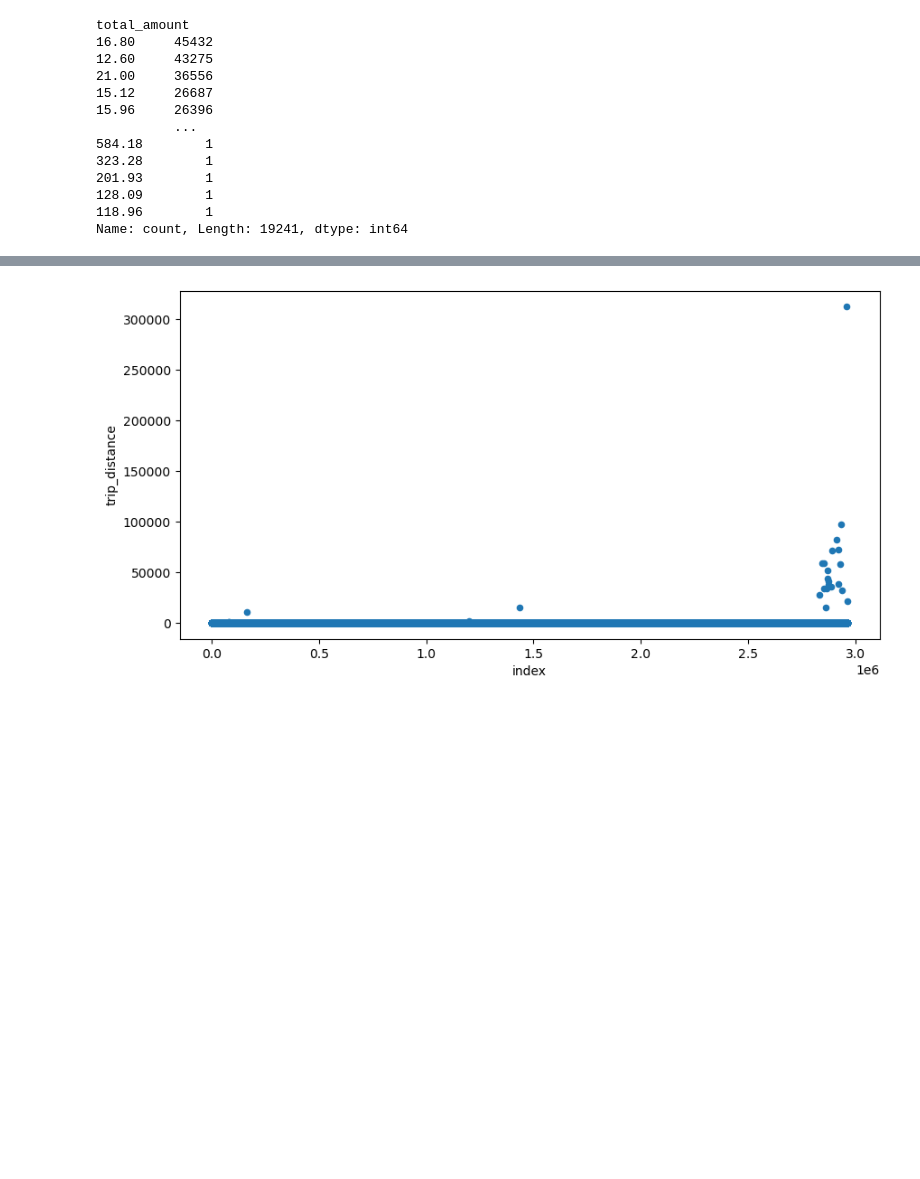
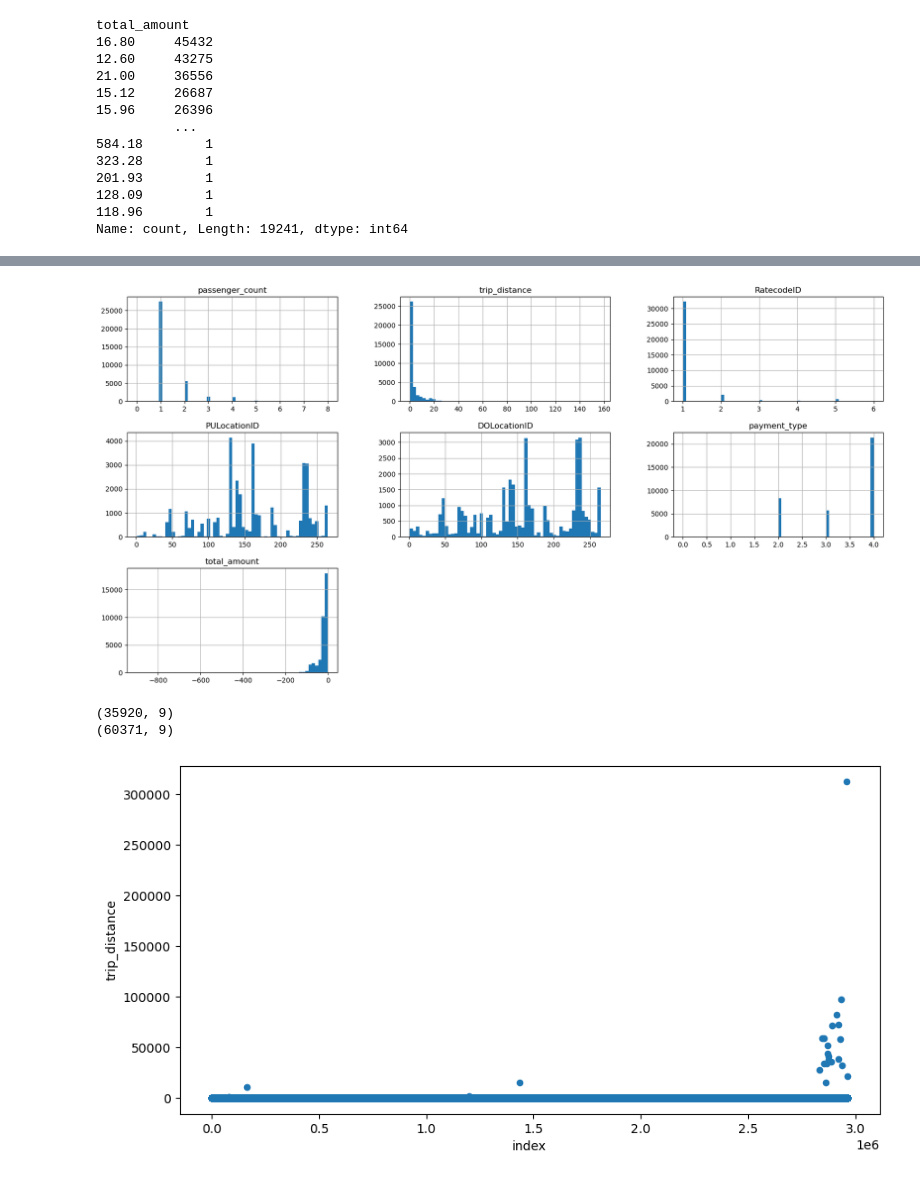
Before and after one commit to rgv-k/New-York-Taxi-Analysis, a Jupyter notebook: Presentable Notebook.ipynb, the cells around one changed output, grey strips where cells are left out. Saved outputs shown, nothing was run; the diff lists cells and outputs as text; code cells hidden in the pictures; blank space fills up the shorter version.

```diff
--- a/Presentable Notebook.ipynb
+++ b/Presentable Notebook.ipynb
@@ -103,3 +205,14 @@ plt.show()
+# %%
+_ = taxi_data[taxi_data['total_amount']<0].hist(figsize=(20,10), bins = 60)
+plt.show()
+# %% [output]
+[figure, added]
+# %%
+print(taxi_data[taxi_data['total_amount']<=0].shape)
+print(taxi_data[taxi_data['trip_distance']==0].shape)
+# %% [output]
+(35920, 9)
+(60371, 9)
 # %%
 _ = taxi_data.reset_index().plot(kind='scatter', y ='trip_distance', x='index', figsize=(10, 5))
 plt.show()
```
Also changed, not shown: parts of 31 cells of this notebook.
